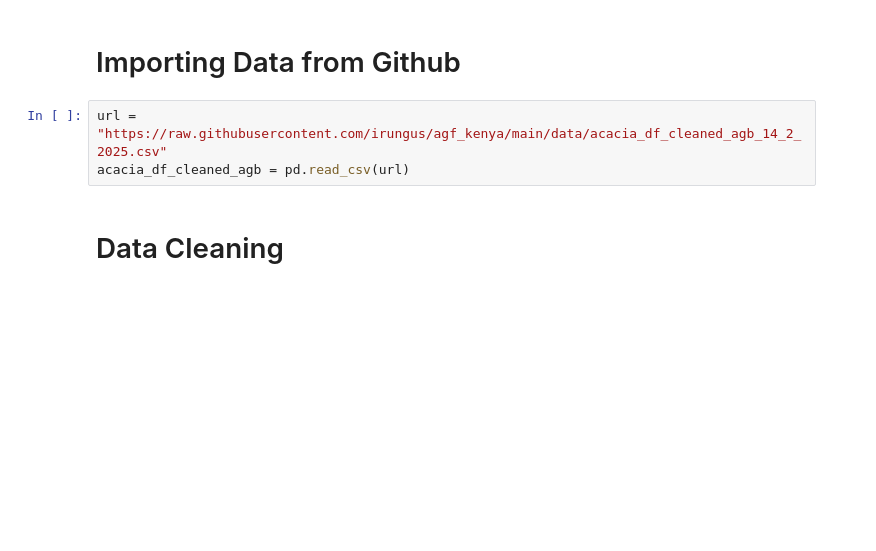
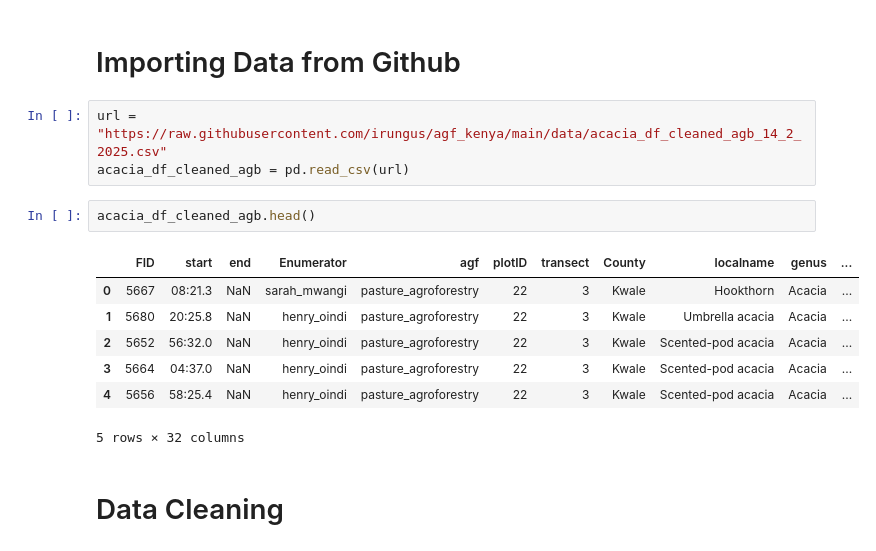
Before and after one commit to irungus/agf_kenya, a Jupyter notebook: AGB Article Reviewers Comments.ipynb, the cells around one changed output. Saved outputs shown, nothing was run; the diff lists cells and outputs as text; blank space fills up the shorter version.

```diff
--- a/AGB Article Reviewers Comments.ipynb
+++ b/AGB Article Reviewers Comments.ipynb
@@ -28,6 +28,16 @@ import json
 # %%
 url = "https://raw.githubusercontent.com/irungus/agf_kenya/main/data/acacia_df_cleaned_agb_14_2_2025.csv"
 acacia_df_cleaned_agb = pd.read_csv(url)
+# %%
+acacia_df_cleaned_agb.head()
+# %% [output]
+|  | FID | start | end | Enumerator | agf | plotID | transect | County | localname | genus | ... |
+| 0 | 5667 | 08:21.3 | NaN | sarah_mwangi | pasture_agroforestry | 22 | 3 | Kwale | Hookthorn | Acacia | ... |
+| 1 | 5680 | 20:25.8 | NaN | henry_oindi | pasture_agroforestry | 22 | 3 | Kwale | Umbrella acacia | Acacia | ... |
+| 2 | 5652 | 56:32.0 | NaN | henry_oindi | pasture_agroforestry | 22 | 3 | Kwale | Scented-pod acacia | Acacia | ... |
+| 3 | 5664 | 04:37.0 | NaN | henry_oindi | pasture_agroforestry | 22 | 3 | Kwale | Scented-pod acacia | Acacia | ... |
+| 4 | 5656 | 58:25.4 | NaN | henry_oindi | pasture_agroforestry | 22 | 3 | Kwale | Scented-pod acacia | Acacia | ... |
+5 rows × 32 columns
 # %% [markdown]
 # Data Cleaning
 # %%
```
